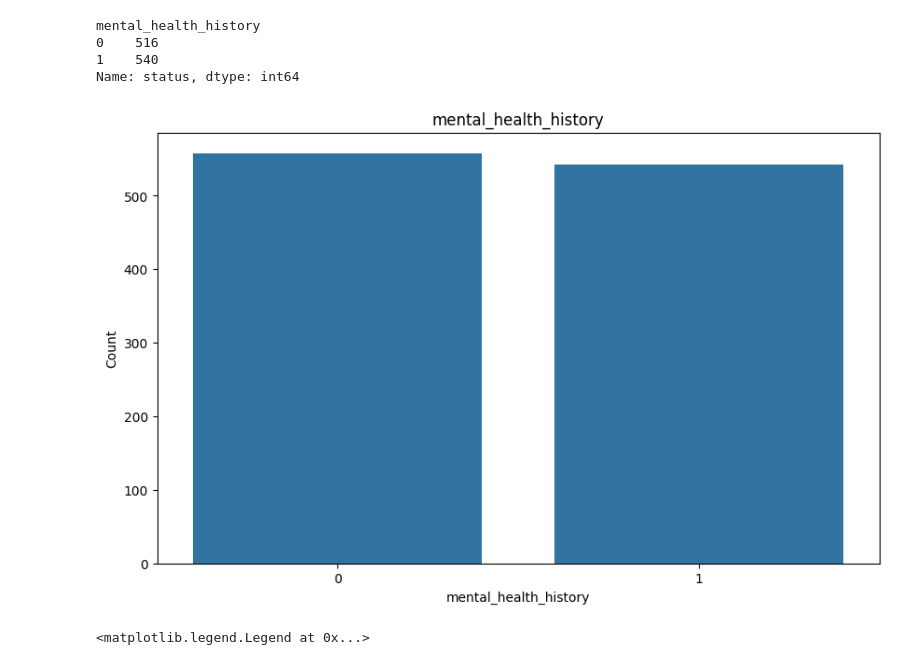
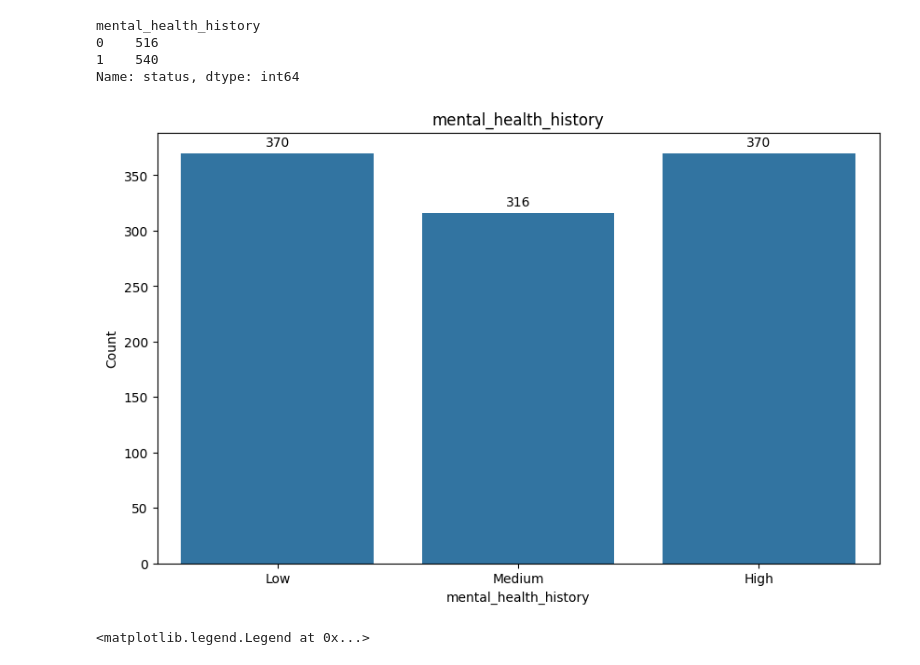
Before and after one commit to tadde201/pyhton_project, a Jupyter notebook: Data_analyst-Health.ipynb, the cells around one changed output. Drawn from its saved outputs; the diff is of its cells as text; code cells hidden in the pictures.

```diff
--- a/Data_analyst-Health.ipynb
+++ b/Data_analyst-Health.ipynb
@@ -189,15 +191,26 @@ Name: status, dtype: int64
 # %%
 
 plt.figure(figsize=(10,6))
-sns.countplot(data=df ,x='mental_health_history',order=[0,1])
+
+
+ax = sns.countplot(data=df, x='status', order=['Low','Medium','High'])
+
+# Add values on top of bars
 for p in ax.patches:
-    ax.annotate(str(p.get_height()), (p.get_x() * 1.005, p.get_height() * 1.005))
+    ax.annotate(
+        format(p.get_height(), '.0f'),   # show as integer
+        (p.get_x() + p.get_width() / 2., p.get_height()),
+        ha='center', va='center',
+        xytext=(0, 8),  # vertical offset
+        textcoords='offset points'
+    )
+
 plt.title('mental_health_history')
 plt.xlabel('mental_health_history')
 plt.ylabel('Count')
 plt.show()
 # %% [output]
-[figure, old version]
+[figure, new version]
 # %%
 avagdepression = df.groupby('mental_health_history')['status'].value_counts().unstack()
 avagdepression.plot(kind='bar', stacked=True, figsize=(10,6))
```
Also changed, not shown: parts of 1 cell of this notebook.
